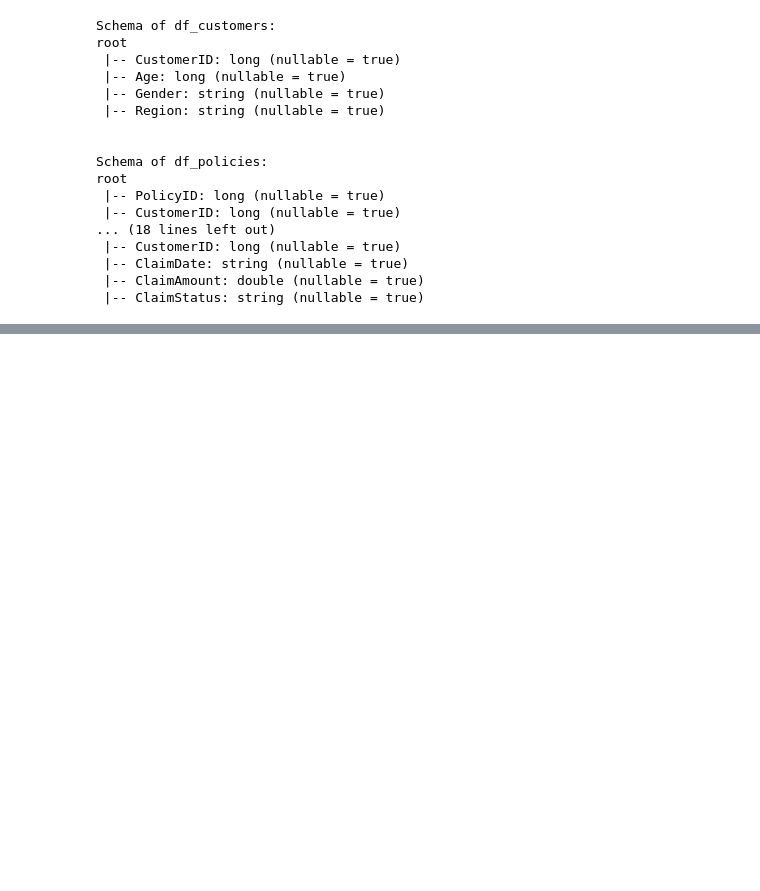
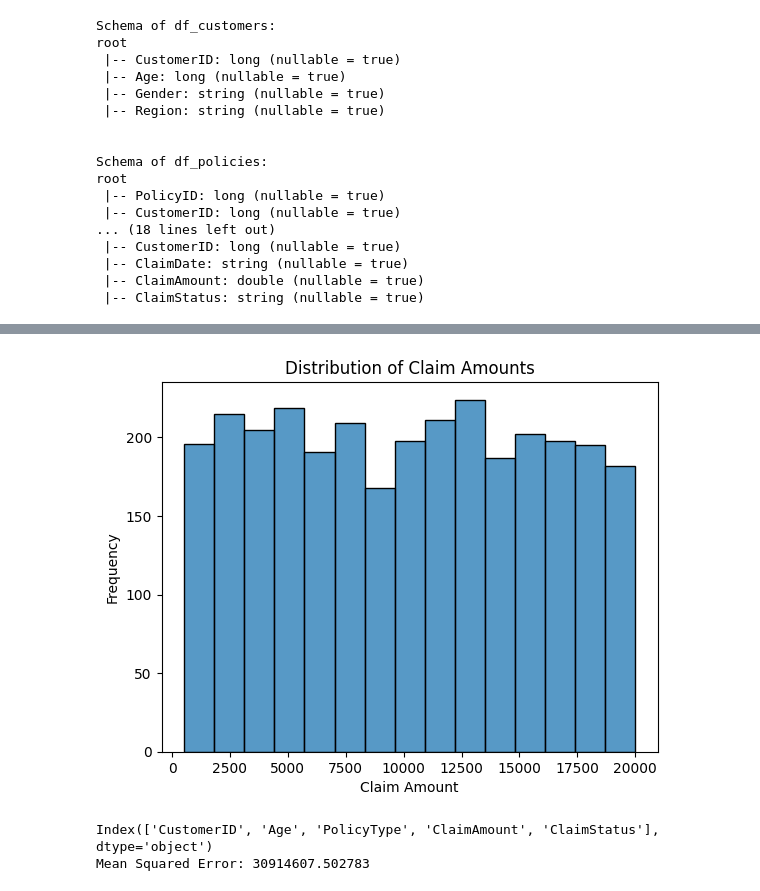
Before and after one commit to stevejj4/Machine-Learning, a Jupyter notebook: Insurance_data.ipynb, the cells around one changed output, grey strips where cells are left out. Saved outputs shown, nothing was run; the diff lists cells and outputs as text; code cells hidden in the pictures; blank space fills up the shorter version.

Commit message:
End to data cycle

```diff
--- a/Insurance_data.ipynb
+++ b/Insurance_data.ipynb
@@ -196,0 +145,13 @@ Py4JJavaError: An error occurred while calling o329.collectToPython.
+# %%
+
+query = """
+SELECT c.CustomerID, c.Age, p.PolicyType, cl.ClaimAmount, cl.ClaimStatus
+FROM `river-messenger-430112-e1.Insurance_data.customers` c
+JOIN `river-messenger-430112-e1.Insurance_data.policies` p ON c.CustomerID = p.CustomerID
+JOIN `river-messenger-430112-e1.Insurance_data.claims` cl ON c.CustomerID = cl.CustomerID;
+"""
+
+df = client.query(query).to_dataframe()
+
+# Display the first few rows
+df.head()
@@ -196,0 +165,53 @@ Py4JJavaError: An error occurred while calling o329.collectToPython.
+# %%
+import matplotlib.pyplot as plt
+import seaborn as sns
+
+# Example visualization: Distribution of Claim Amounts
+sns.histplot(df['ClaimAmount'])
+plt.title('Distribution of Claim Amounts')
+plt.xlabel('Claim Amount')
+plt.ylabel('Frequency')
+plt.show()
+# %% [output]
+[figure, added]
+# %%
+from sklearn.model_selection import train_test_split
+from sklearn.preprocessing import StandardScaler
+from sklearn.preprocessing import OneHotEncoder
+from sklearn.compose import ColumnTransformer
+from sklearn.pipeline import Pipeline
+from sklearn.linear_model import LinearRegression
+from sklearn.metrics import mean_squared_error
+
+# Check the available columns in your DataFrame
+print(df.columns)
+
+# Adjust the column names based on the output of df.columns
+X = df[['Age', 'PolicyType']]  # Replace with actual column names from your DataFrame
+y = df['ClaimAmount']
+
+# Train-test split
+X_train, X_test, y_train, y_test = train_test_split(X, y, test_size=0.2, random_state=42)
+
+# Preprocessing steps for numerical and categorical features
+# Create a pipeline to handle the preprocessing steps
+preprocessor = ColumnTransformer(
+    transformers=[
+        ('num', StandardScaler(), ['Age']), # Standardize numerical features
+        ('cat', OneHotEncoder(handle_unknown='ignore'), ['PolicyType']) # One-hot encode categorical features
+    ])
+
+# Create a pipeline that includes preprocessing and model fitting
+pipeline = Pipeline(steps=[('preprocessor', preprocessor),
+                           ('model', LinearRegression())])
+
+# Fit the pipeline (including preprocessing and model training)
+pipeline.fit(X_train, y_train)
+
+# Predict and evaluate
+y_pred = pipeline.predict(X_test)
+mse = mean_squared_error(y_test, y_pred)
+print(f'Mean Squared Error: {mse}')
+# %% [output]
+Index(['CustomerID', 'Age', 'PolicyType', 'ClaimAmount', 'ClaimStatus'], dtype='object')
+Mean Squared Error: 30914607.502783
```
Also changed, not shown: parts of 5 cells of this notebook.
